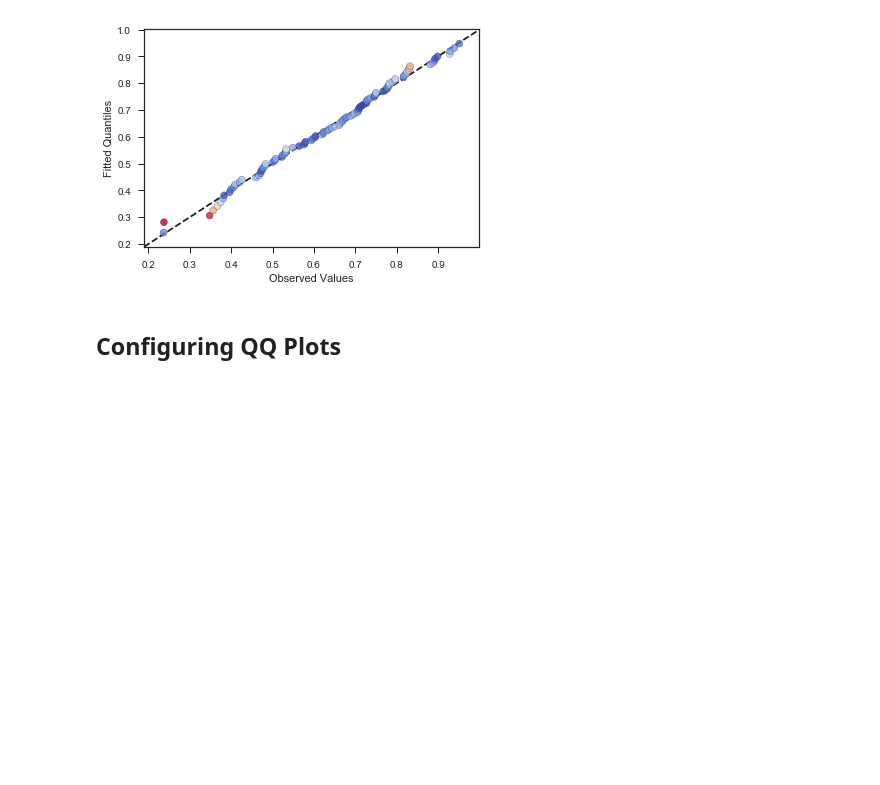
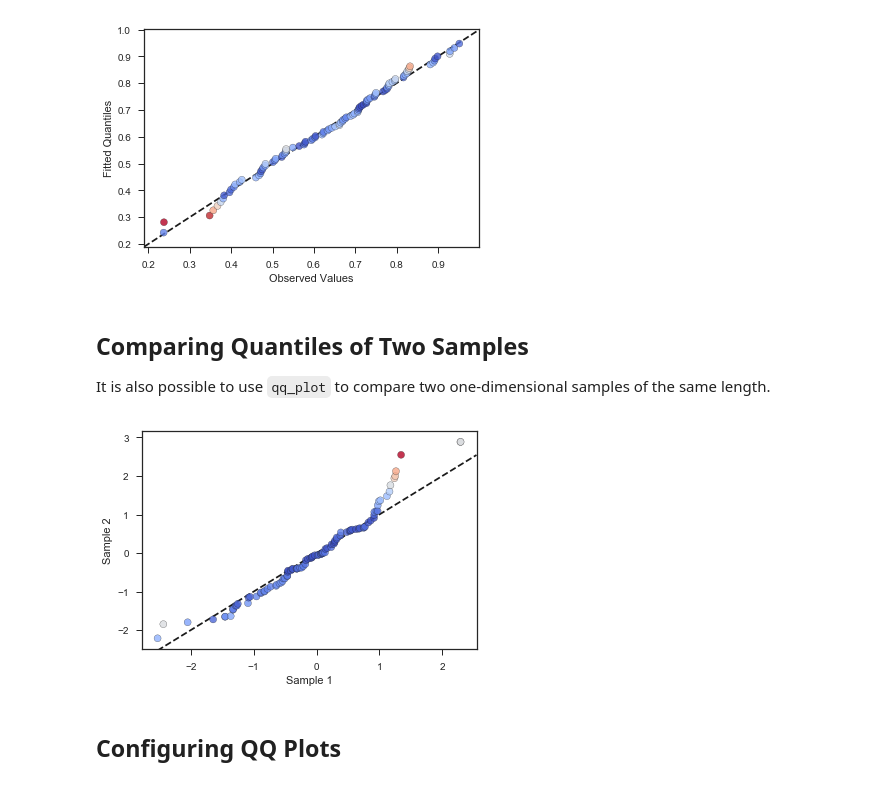
Before and after one commit to artemmavrin/StatTools, a Jupyter notebook: examples/Quantile-Quantile Plots.ipynb, the cells around one changed output. Drawn from its saved outputs; the diff is of its cells as text; code cells hidden in the pictures; blank space fills up the shorter version.

Commit message:
Updated qq_plot(): added two-sample support

```diff
--- a/examples/Quantile-Quantile Plots.ipynb
+++ b/examples/Quantile-Quantile Plots.ipynb
@@ -70,6 +70,20 @@ plt.show()
 plt.close()
 # %% [output]
 [figure]
+# %% [markdown]
+## Comparing Quantiles of Two Samples
+
+It is also possible to use `qq_plot` to compare two one-dimensional samples of the same length.
+# %%
+x = np.random.normal(size=100)
+y = np.random.normal(size=100)
+
+plt.figure()
+qq_plot(data=x, quantile=y)
+plt.show()
+plt.close()
+# %% [output]
+[figure, added]
 # %% [markdown]
 ## Configuring QQ Plots
 # %% [markdown]
```
Also changed, not shown: parts of 8 cells of this notebook, 1 other file.
